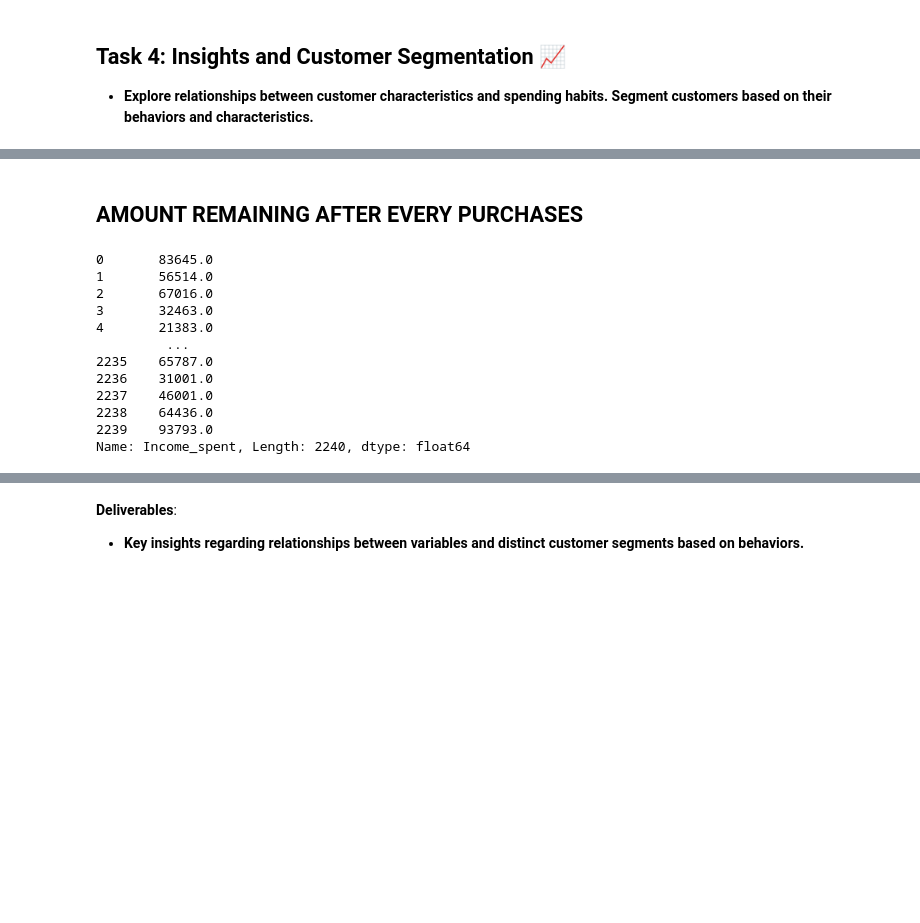
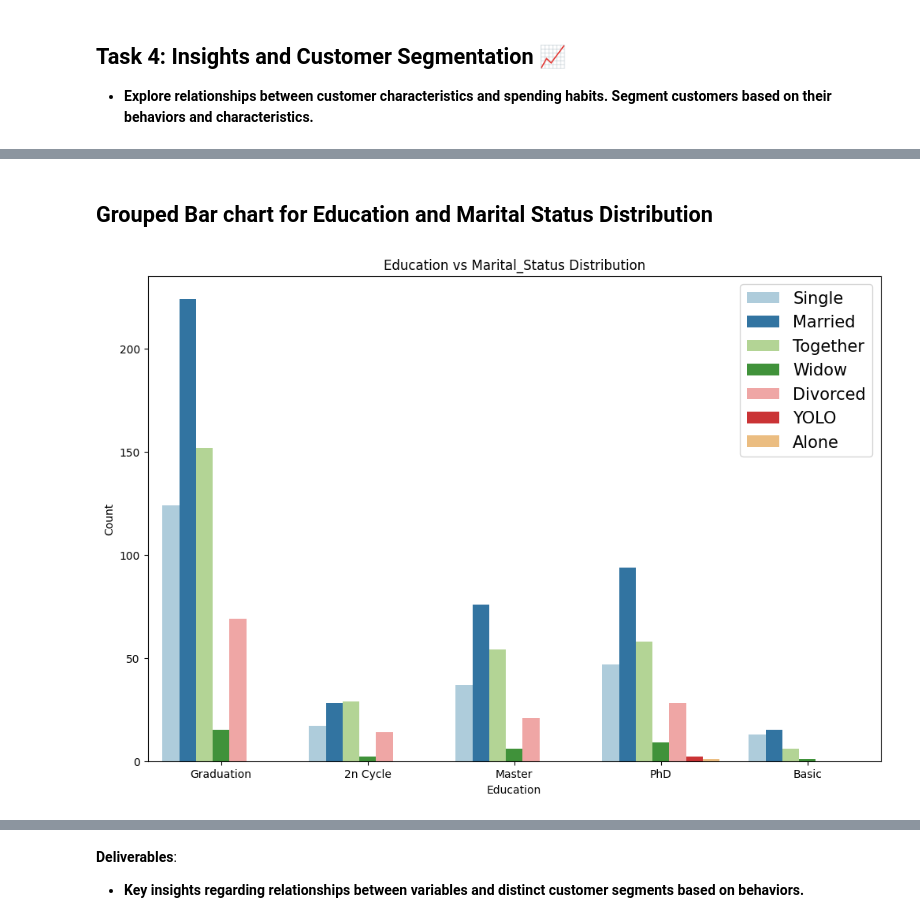
Before and after one commit to Tilak46-R/-Customer-Purchase-Behavior-Analysis-using-Descriptive-Statistics, a Jupyter notebook: Tilak_Assignment_of_Applied_Statistics_Project.ipynb, the cells around one changed output, grey strips where cells are left out. Cells and saved outputs as stored; diff of their text form; code cells hidden in the pictures; blank space fills up the shorter version.

```diff
--- a/Tilak_Assignment_of_Applied_Statistics_Project.ipynb
+++ b/Tilak_Assignment_of_Applied_Statistics_Project.ipynb
@@ -796,2 +708,0 @@ Name: Education, dtype: bool
-# %% [markdown]
-## **AMOUNT REMAINING AFTER EVERY PURCHASES**
@@ -802,15 +709,12 @@ data.loc[:,'Income_spent'] = data.loc[:,'Income'] - data.loc[:,'MntWines']  - da
-# %%
-data.loc[:,'Income_spent']
-# %% [output]
-0       83645.0
-1       56514.0
-2       67016.0
-3       32463.0
-4       21383.0
-         ...
-2235    65787.0
-2236    31001.0
-2237    46001.0
-2238    64436.0
-2239    93793.0
-Name: Income_spent, Length: 2240, dtype: float64
+# %% [markdown]
+## **Grouped Bar chart for Education and Marital Status Distribution**
+# %%
+plt.figure(figsize = (12,8))
+sns.countplot(x = 'Education', data = new_df , hue = 'Marital_Status', palette = 'Paired')
+plt.title("Education vs Marital_Status Distribution")
+plt.xlabel('Education')
+plt.ylabel('Count')
+plt.legend(fontsize = 15)
+plt.show()
+# %% [output]
+[figure, added]
```
Also changed, not shown: parts of 27 cells of this notebook.
